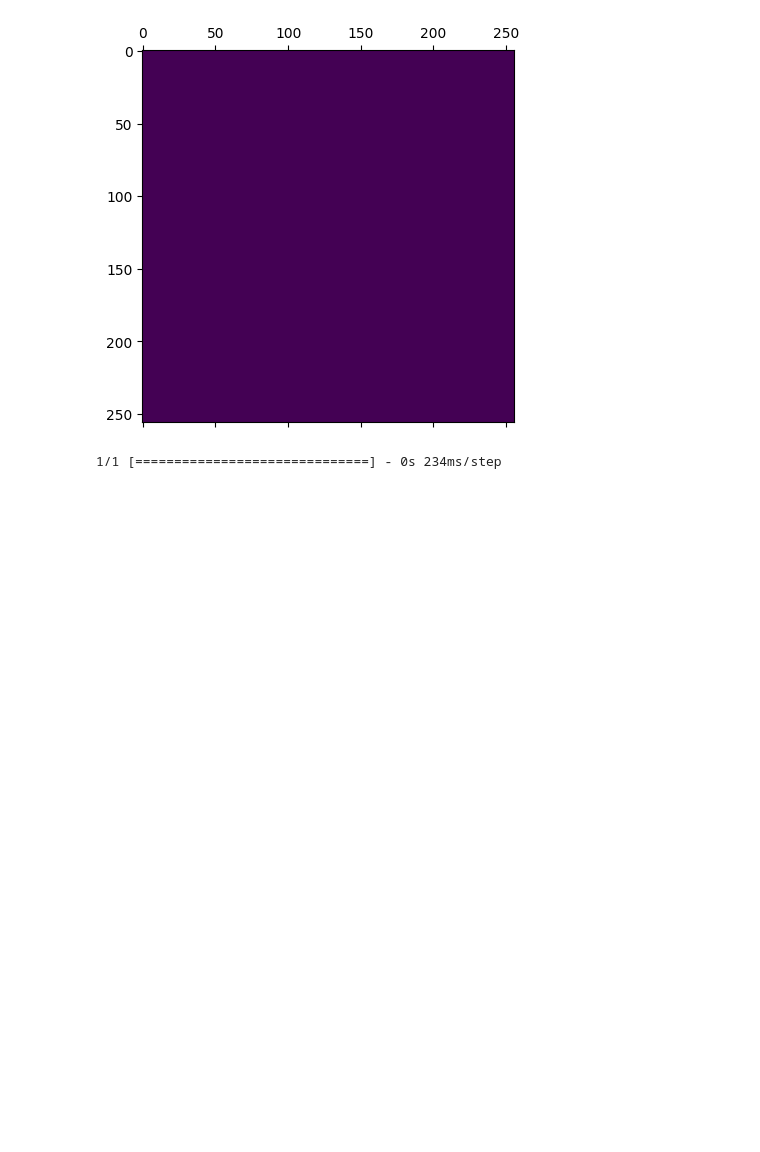
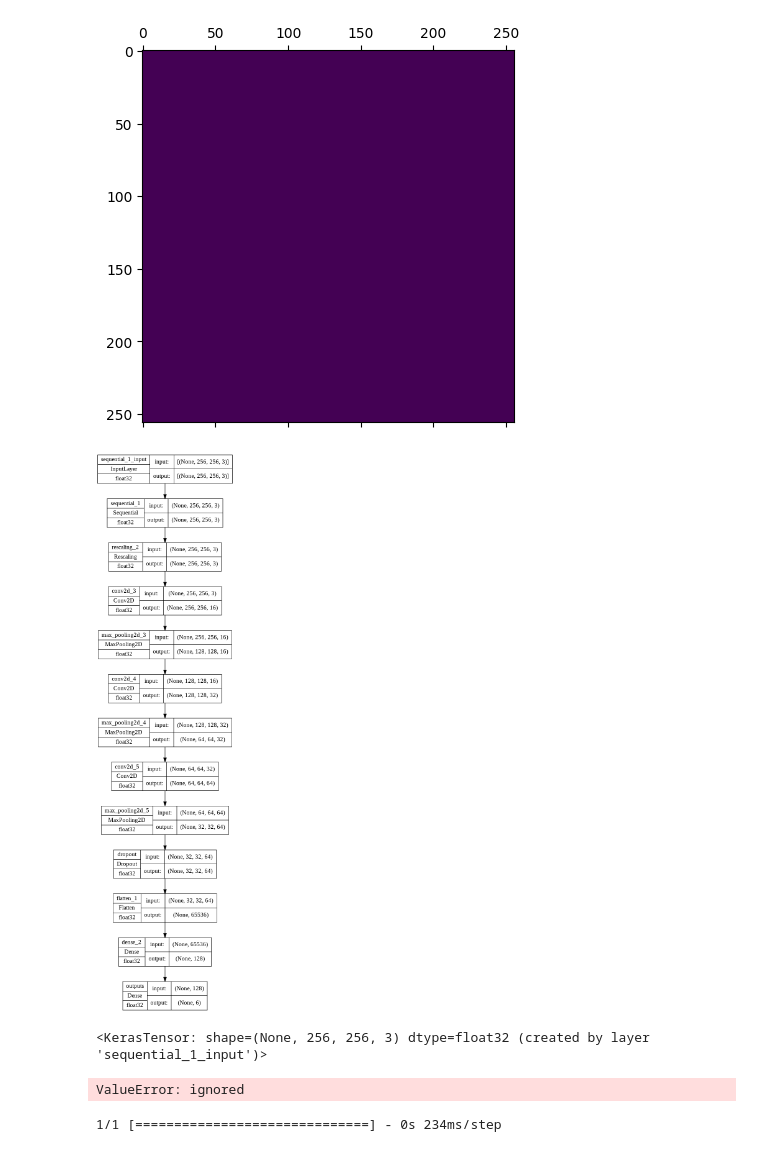
Before and after one commit to edulapalle/CS584-ML, a Jupyter notebook: ML project.ipynb, the cells around one changed output. Saved outputs shown, nothing was run; the diff lists cells and outputs as text; code cells hidden in the pictures; blank space fills up the shorter version.

```diff
--- a/ML project.ipynb
+++ b/ML project.ipynb
@@ -1095,6 +956,49 @@ plt.show()
 [figure]
 [figure]
 [figure]
+# %%
+tf.keras.utils.plot_model(model_6eA, show_shapes=True, show_dtype=True)
+# %% [output]
+[figure, added]
+# %%
+model_6eA.input
+# %% [output]
+<KerasTensor: shape=(None, 256, 256, 3) dtype=float32 (created by layer 'sequential_1_input')>
+# %%
+# Outputs of the layers, which include conv2D and max pooling layers
+layer_outputs = [layer.output for layer in model_6eA.layers[:12]]
+activation_model = tf.keras.models.Model(inputs = model_6eA.input, outputs = layer_outputs)
+activations = activation_model.predict(img_array)
+
+# Getting Activations of first layer
+first_layer_activation = activations[0]
+
+# shape of first layer activation
+print(first_layer_activation.shape)
+
+# 6th channel of the image after first layer of convolution is applied
+plt.matshow(first_layer_activation[0, :, :, 0], cmap ='viridis')
+
+# 15th channel of the image after first layer of convolution is applied
+plt.matshow(first_layer_activation[0, :, :, 1], cmap ='viridis')
+
+plt.matshow(first_layer_activation[0, :, :, 2], cmap ='viridis')
+
+# Getting Activations of first layer
+second_layer_activation = activations[1]
+
+# shape of second layer activation
+print(second_layer_activation.shape)
+
+# 6th channel of the image after second layer of convolution is applied
+plt.matshow(second_layer_activation[0, :, :, 0], cmap ='viridis')
+
+# 15th channel of the image after second layer of convolution is applied
+plt.matshow(second_layer_activation[0, :, :, 1], cmap ='viridis')
+
+plt.matshow(second_layer_activation[0, :, :, 2], cmap ='viridis')
+# %% [output]
+ValueError: ignored
 # %%
 feature_maps = feature_map_model.predict(img_array)
 # %% [output]
```
Also changed, not shown: parts of 56 cells of this notebook.
